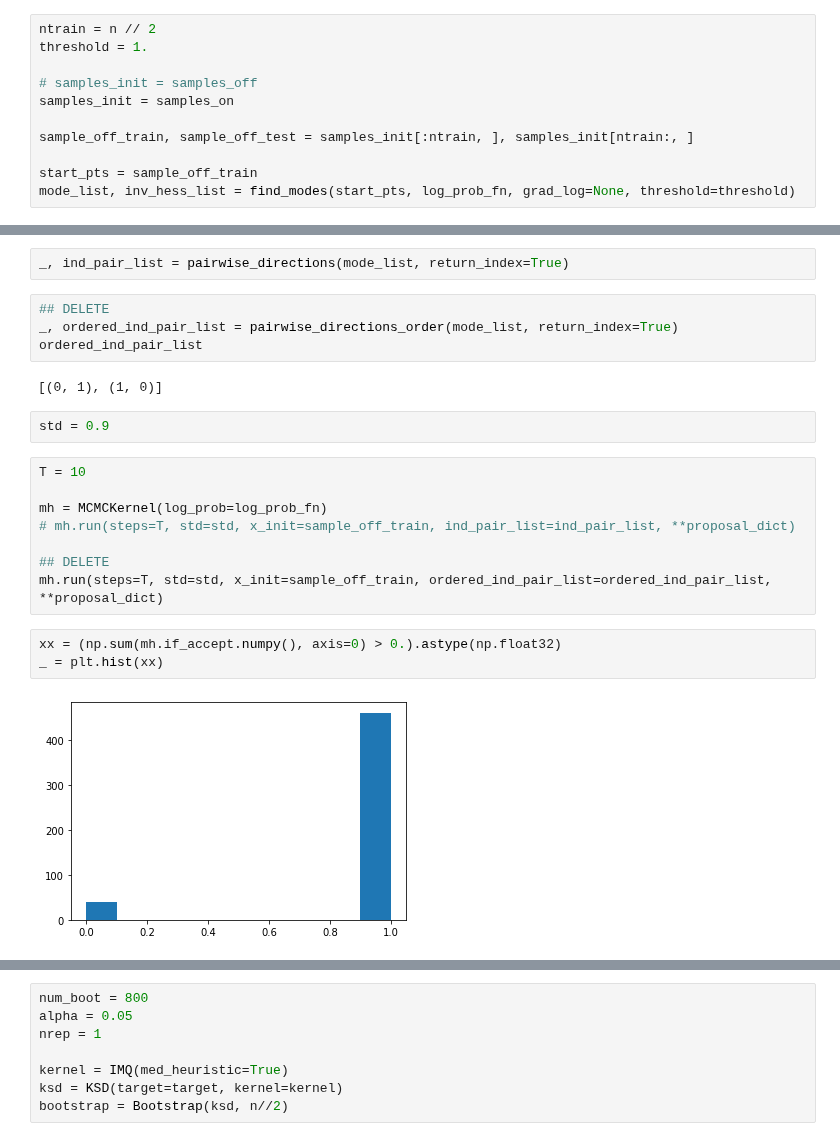
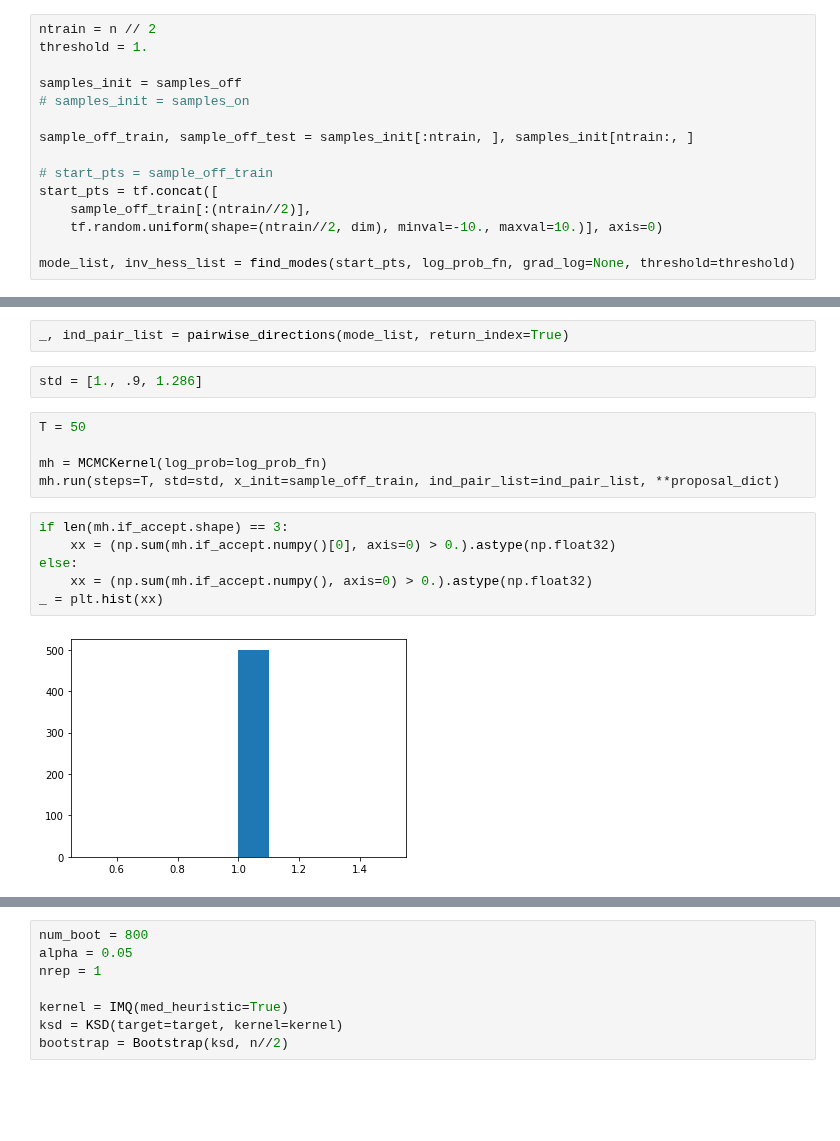
Before and after one commit to XingLLiu/u-stat-high-dim, a Jupyter notebook: noise_new.ipynb, the cells around one changed output, grey strips where cells are left out. Saved outputs shown, nothing was run; the diff lists cells and outputs as text; blank space fills up the shorter version.

```diff
--- a/noise_new.ipynb
+++ b/noise_new.ipynb
@@ -230,12 +223,16 @@ _ = sns.scatterplot(data=samples_df, x="x0", y="x1", hue="type")
 ntrain = n // 2
 threshold = 1.
 
-# samples_init = samples_off
-samples_init = samples_on
+samples_init = samples_off
+# samples_init = samples_on
 
 sample_off_train, sample_off_test = samples_init[:ntrain, ], samples_init[ntrain:, ]
 
-start_pts = sample_off_train
+# start_pts = sample_off_train
+start_pts = tf.concat([
+    sample_off_train[:(ntrain//2)],
+    tf.random.uniform(shape=(ntrain//2, dim), minval=-10., maxval=10.)], axis=0)
+
 mode_list, inv_hess_list = find_modes(start_pts, log_prob_fn, grad_log=None, threshold=threshold)
 # %%
 mode_list, inv_hess_list
@@ -260,24 +258,18 @@ mode_list, inv_hess_list
 proposal_dict = mcmc.prepare_proposal_input_all(mode_list=mode_list, inv_hess_list=inv_hess_list)
 # %%
 _, ind_pair_list = pairwise_directions(mode_list, return_index=True)
-# %%
-## DELETE
-_, ordered_ind_pair_list = pairwise_directions_order(mode_list, return_index=True)
-ordered_ind_pair_list
-# %% [output]
-[(0, 1), (1, 0)]
 # %%
-std = 0.9
+std = [1., .9, 1.286]
 # %%
-T = 10
+T = 50
 
 mh = MCMCKernel(log_prob=log_prob_fn)
-# mh.run(steps=T, std=std, x_init=sample_off_train, ind_pair_list=ind_pair_list, **proposal_dict)
-
-## DELETE
-mh.run(steps=T, std=std, x_init=sample_off_train, ordered_ind_pair_list=ordered_ind_pair_list, **proposal_dict)
+mh.run(steps=T, std=std, x_init=sample_off_train, ind_pair_list=ind_pair_list, **proposal_dict)
 # %%
-xx = (np.sum(mh.if_accept.numpy(), axis=0) > 0.).astype(np.float32)
+if len(mh.if_accept.shape) == 3:
+    xx = (np.sum(mh.if_accept.numpy()[0], axis=0) > 0.).astype(np.float32)
+else:
+    xx = (np.sum(mh.if_accept.numpy(), axis=0) > 0.).astype(np.float32)
 _ = plt.hist(xx)
 # %% [output]
-[figure, old version]
+[figure, new version]
```
Also changed, not shown: parts of 19 cells of this notebook, 3 other files.
